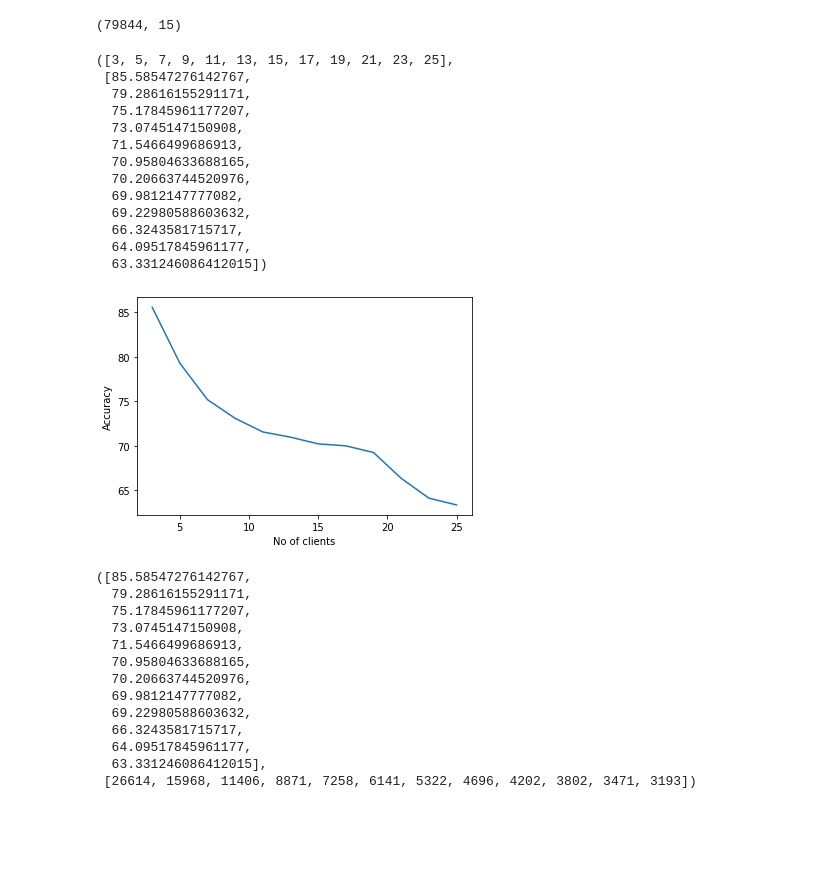
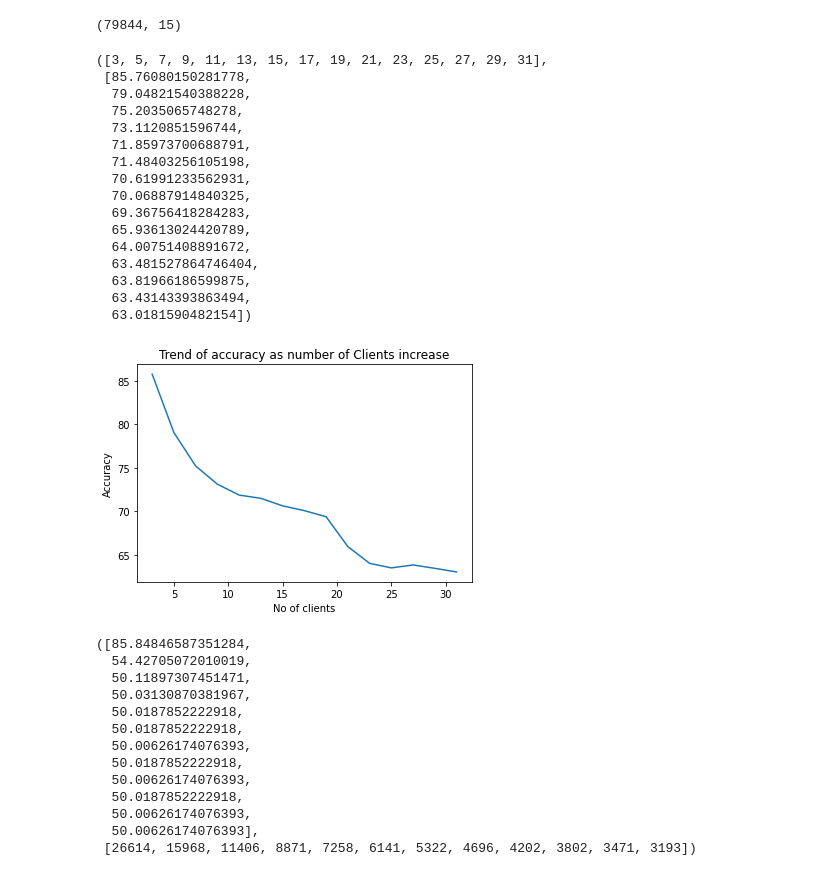
Before and after one commit to dhirajssh/Federated-Learning, a Jupyter notebook: random_forest.ipynb, the cells around one changed output. Cells and saved outputs as stored; diff of their text form; code cells hidden in the pictures; blank space fills up the shorter version.

```diff
--- a/random_forest.ipynb
+++ b/random_forest.ipynb
@@ -111,7 +111,7 @@ def create_local_models(c):
     m.append(local_model)
   return m
 # %%
-n = [3, 5, 7, 9, 11, 13, 15, 17, 19, 21, 23, 25]
+n = [3, 5, 7, 9, 11, 13, 15, 17, 19, 21, 23, 25, 27, 29, 31]
 acc = []
 
 for i in n:
@@ -121,26 +121,30 @@ for i in n:
   acc.append(acc_clients*100)
 n, acc
 # %% [output]
-([3, 5, 7, 9, 11, 13, 15, 17, 19, 21, 23, 25],
- [85.58547276142767,
-  79.28616155291171,
-  75.17845961177207,
-  73.0745147150908,
-  71.5466499686913,
-  70.95804633688165,
-  70.20663744520976,
-  69.9812147777082,
-  69.22980588603632,
-  66.3243581715717,
-  64.09517845961177,
-  63.331246086412015])
+([3, 5, 7, 9, 11, 13, 15, 17, 19, 21, 23, 25, 27, 29, 31],
+ [85.76080150281778,
+  79.04821540388228,
+  75.2035065748278,
+  73.1120851596744,
+  71.85973700688791,
+  71.48403256105198,
+  70.61991233562931,
+  70.06887914840325,
+  69.36756418284283,
+  65.93613024420789,
+  64.00751408891672,
+  63.481527864746404,
+  63.81966186599875,
+  63.43143393863494,
+  63.0181590482154])
 # %%
 plt.plot(n, acc, linestyle = '-')
 plt.xlabel('No of clients')
 plt.ylabel('Accuracy')
+plt.title('Trend of accuracy as number of Clients increase')
 plt.show()
 # %% [output]
-[figure, old version]
+[figure, new version]
 # %%
 def create_local_models_same(c):
   m = []
@@ -171,18 +175,18 @@ for i in n:
   acc_clients = test_global_model(X_test, y_test, models)
   acc_3.append(acc_clients*100)
   data_size.append(data)
-acc, data_size
+acc_3, data_size
 # %% [output]
-([85.58547276142767,
-  79.28616155291171,
-  75.17845961177207,
-  73.0745147150908,
-  71.5466499686913,
-  70.95804633688165,
-  70.20663744520976,
-  69.9812147777082,
-  69.22980588603632,
-  66.3243581715717,
-  64.09517845961177,
-  63.331246086412015],
+([85.84846587351284,
+  54.42705072010019,
+  50.11897307451471,
+  50.03130870381967,
+  50.0187852222918,
+  50.0187852222918,
+  50.00626174076393,
+  50.0187852222918,
+  50.00626174076393,
+  50.0187852222918,
+  50.00626174076393,
+  50.00626174076393],
  [26614, 15968, 11406, 8871, 7258, 6141, 5322, 4696, 4202, 3802, 3471, 3193])
```
Also changed, not shown: parts of 7 cells of this notebook.
